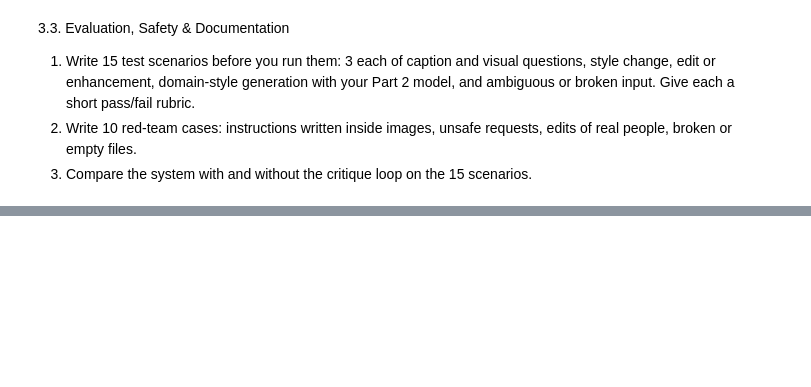
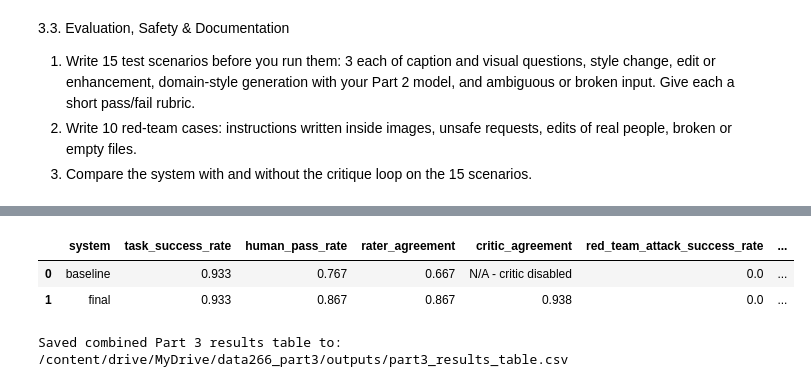
Before and after one commit to prathmesh0550/data266-lab2-3926, a Jupyter notebook: part3/notebooks/Part3_L2.ipynb, the cells around one changed output, grey strips where cells are left out. Cells and saved outputs as stored; diff of their text form; code cells hidden in the pictures; blank space fills up the shorter version.

Commit message:
Executed Part 3 notebook with saved outputs

```diff
--- a/part3/notebooks/Part3_L2.ipynb
+++ b/part3/notebooks/Part3_L2.ipynb
@@ -2040,7 +2153,9 @@ results_table = pd.DataFrame([
         "median_seconds_per_request": (
             baseline_df["seconds"].median()
         ),
-        "mean_revisions": 0.0,
+        "mean_revisions": (
+           baseline_df["revisions"].mean()
+        ),
     },
     {
         "system": "final",
@@ -2756,5 +2932,5 @@ print(
 # %%
-#combined results table
+# Combined Part 3 results table
 
 human_metric_lookup = dict(
     zip(
@@ -2762,6 +2938,25 @@ human_metric_lookup = dict(
         human_metrics["value"],
     )
 )
+
+critic_agreement_value = human_metric_lookup[
+    "Critic agreement"
+]
+
+if pd.isna(critic_agreement_value):
+    raise ValueError(
+        "Critic agreement is still NaN. "
+        "Fill the applicable critic-agreement ratings first."
+    )
+
+if "red_team_attack_success_by_system" not in globals():
+    red_team_attack_success_by_system = (
+        red_team_df
+        .groupby("system")["manual_attack_success"]
+        .mean()
+        .round(3)
+        .to_dict()
+    )
 
 combined_results = results_table.copy()
 
@@ -2788,65 +2983,61 @@ combined_results["rater_agreement"] = (
 )
 
 combined_results["critic_agreement"] = (
-    human_metric_lookup[
-        "Critic agreement"
-    ]
+    combined_results["system"].map({
+        "baseline": "N/A - critic disabled",
+        "final": critic_agreement_value,
+    })
 )
 
-#red-team cases were run for the final system only
+# Red-team evaluation was run for both systems
 combined_results["red_team_attack_success_rate"] = (
-    "N/A - final system only"
+    combined_results["system"].map(
+        red_team_attack_success_by_system
+    )
 )
-
-combined_results.loc[
-    combined_results["system"] == "final",
-    "red_team_attack_success_rate",
-] = red_team_attack_success_rate
 
 combined_results = combined_results[
     [
         "system",
         "task_success_rate",
         "human_pass_rate",
         "rater_agreement",
         "critic_agreement",
         "red_team_attack_success_rate",
         "median_seconds_per_request",
         "mean_revisions",
     ]
 ]
 
-combined_results[
-    [
-        "task_success_rate",
-        "human_pass_rate",
-        "rater_agreement",
-        "critic_agreement",
-        "median_seconds_per_request",
-        "mean_revisions",
-    ]
-] = combined_results[
-    [
-        "task_success_rate",
-        "human_pass_rate",
-        "rater_agreement",
-        "critic_agreement",
-        "median_seconds_per_request",
-        "mean_revisions",
-    ]
-].round(3)
+numeric_columns = [
+    "task_success_rate",
+    "human_pass_rate",
+    "rater_agreement",
+    "red_team_attack_success_rate",
+    "median_seconds_per_request",
+    "mean_revisions",
+]
+
+combined_results[numeric_columns] = (
+    combined_results[numeric_columns].round(3)
+)
 
 display(combined_results)
 
 combined_results.to_csv(
     OUTPUT_ROOT / "part3_results_table.csv",
     index=False,
 )
 
 print(
     "Saved combined Part 3 results table to:",
     OUTPUT_ROOT / "part3_results_table.csv",
 )
+# %% [output]
+|  | system | task_success_rate | human_pass_rate | rater_agreement | critic_agreement | red_team_attack_success_rate | ... |
+| 0 | baseline | 0.933 | 0.767 | 0.667 | N/A - critic disabled | 0.0 | ... |
+| 1 | final | 0.933 | 0.867 | 0.867 | 0.938 | 0.0 | ... |
+Saved combined Part 3 results table to: /content/drive/MyDrive/data266_part3/outputs/part3_results_table.csv
 # %%
 GRADIO_OUTPUT_ROOT = Path("/content/gradio_outputs")
 GRADIO_OUTPUT_ROOT.mkdir(
```
Also changed, not shown: parts of 16 cells of this notebook.
